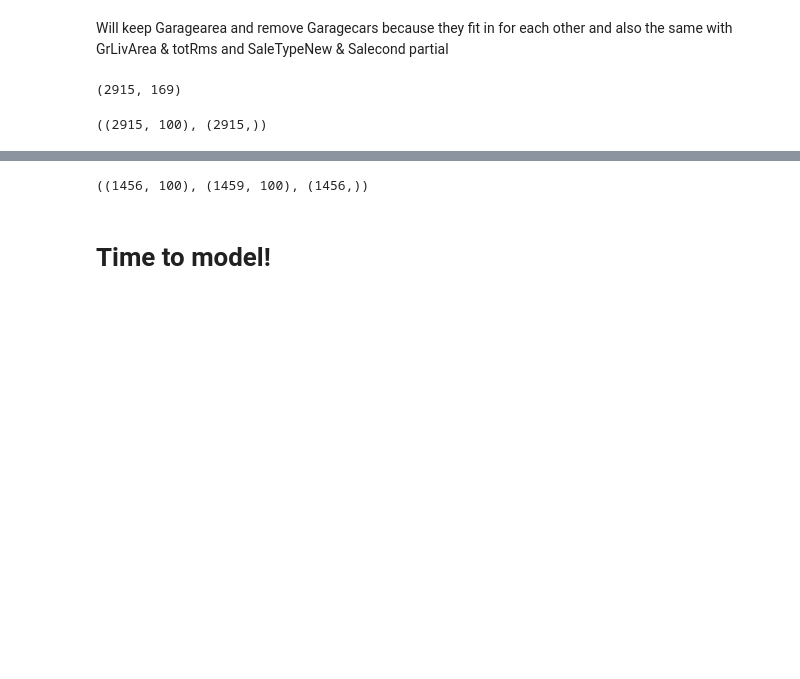
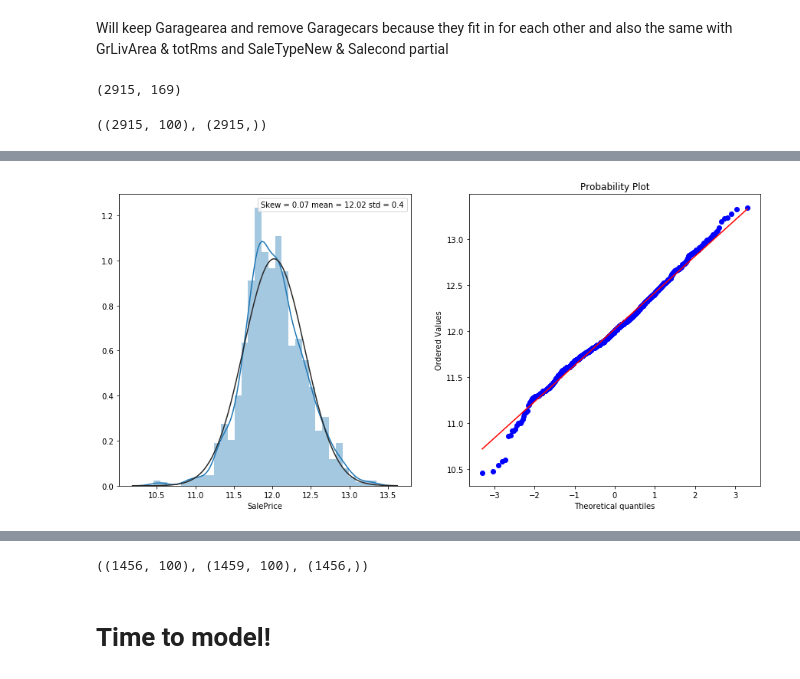
Before and after one commit to TQgit/datascience_project2, a Jupyter notebook: housing/input/kernel.ipynb, the cells around one changed output, grey strips where cells are left out. Cells and saved outputs as stored; diff of their text form; code cells hidden in the pictures; blank space fills up the shorter version.

```diff
--- a/housing/input/kernel.ipynb
+++ b/housing/input/kernel.ipynb
@@ -1113,0 +1122,4 @@ X.shape, y.shape
+# %%
+dist_and_prob(y_train)
+# %% [output]
+[figure, added]
```
Also changed, not shown: parts of 36 cells of this notebook, 1 other file.
